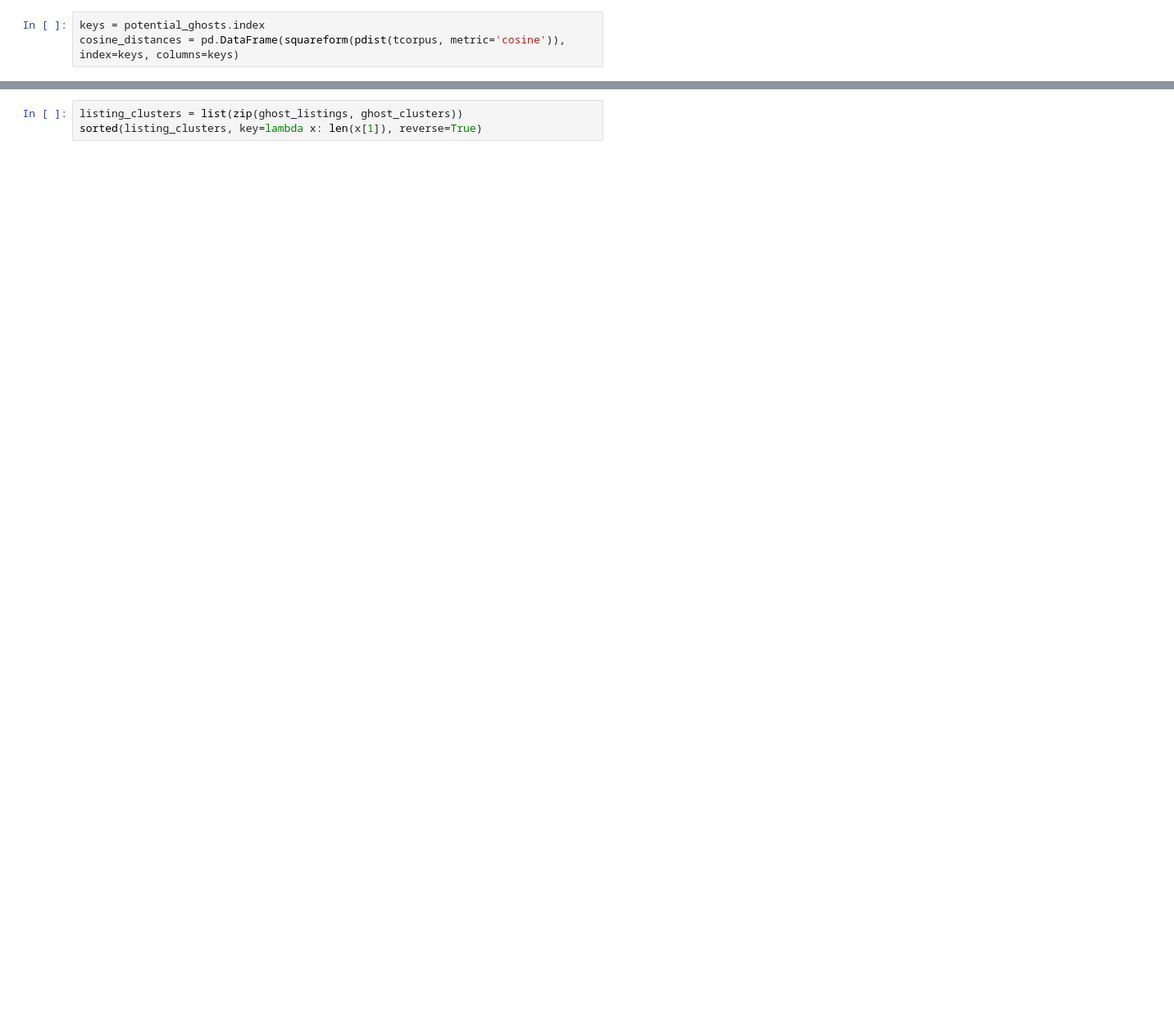
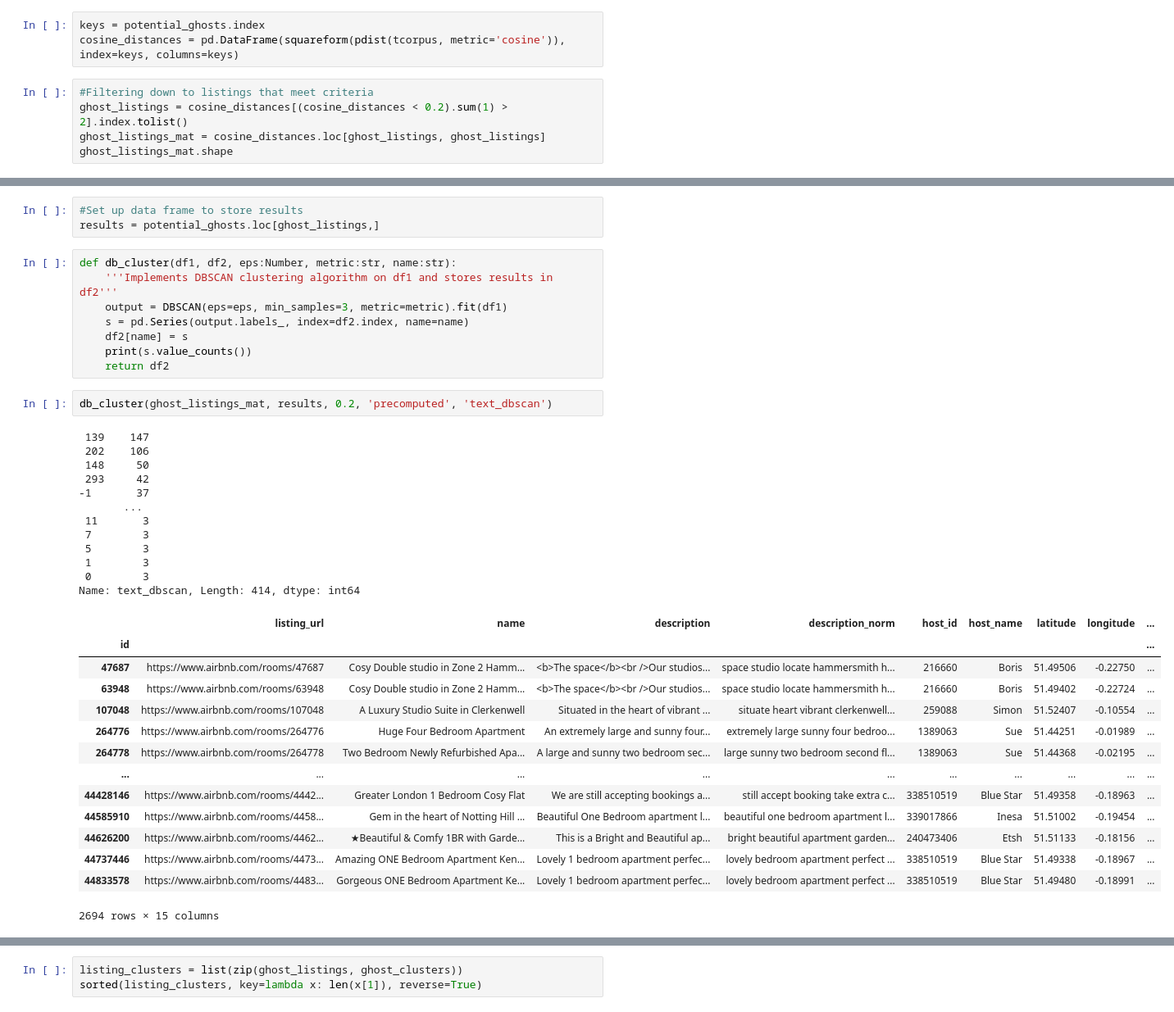
Before and after one commit to caranvr/i2p-assessment, a Jupyter notebook: ghost_hotels2.ipynb, the cells around one changed output, grey strips where cells are left out. Shown at 82% size. Saved outputs shown, nothing was run; the diff lists cells and outputs as text; blank space fills up the shorter version.

Commit message:
the dbscan results were so wild i didnt believe them

```diff
--- a/ghost_hotels2.ipynb
+++ b/ghost_hotels2.ipynb
@@ -77,3 +81,8 @@ tcorpus = vectorizer.fit_transform(corpus).toarray()
 # %%
 keys = potential_ghosts.index
 cosine_distances = pd.DataFrame(squareform(pdist(tcorpus, metric='cosine')), index=keys, columns=keys)
+# %%
+#Filtering down to listings that meet criteria
+ghost_listings = cosine_distances[(cosine_distances < 0.2).sum(1) > 2].index.tolist()
+ghost_listings_mat = cosine_distances.loc[ghost_listings, ghost_listings]
+ghost_listings_mat.shape
@@ -79,0 +93,40 @@ cosine_distances = pd.DataFrame(squareform(pdist(tcorpus, metric='cosine')), ind
+# %%
+#Set up data frame to store results
+results = potential_ghosts.loc[ghost_listings,]
+# %%
+def db_cluster(df1, df2, eps:Number, metric:str, name:str):
+    '''Implements DBSCAN clustering algorithm on df1 and stores results in df2'''
+    output = DBSCAN(eps=eps, min_samples=3, metric=metric).fit(df1)
+    s = pd.Series(output.labels_, index=df2.index, name=name)
+    df2[name] = s
+    print(s.value_counts())
+    return df2
+# %%
+db_cluster(ghost_listings_mat, results, 0.2, 'precomputed', 'text_dbscan')
+# %% [output]
+ 139    147
+ 202    106
+ 148     50
+ 293     42
+-1       37
+       ...
+ 11       3
+ 7        3
+ 5        3
+ 1        3
+ 0        3
+Name: text_dbscan, Length: 414, dtype: int64
+|  | listing_url | name | description | description_norm | host_id | host_name | latitude | longitude | ... |
+| id |  |  |  |  |  |  |  |  | ... |
+| 47687 | https://www.airbnb.com/rooms/47687 | Cosy Double studio in Zone 2 Hamm... | <b>The space</b><br />Our studios... | space studio locate hammersmith h... | 216660 | Boris | 51.49506 | -0.22750 | ... |
+| 63948 | https://www.airbnb.com/rooms/63948 | Cosy Double studio in Zone 2 Hamm... | <b>The space</b><br />Our studios... | space studio locate hammersmith h... | 216660 | Boris | 51.49402 | -0.22724 | ... |
+| 107048 | https://www.airbnb.com/rooms/107048 | A Luxury Studio Suite in Clerkenwell | Situated in the heart of vibrant ... | situate heart vibrant clerkenwell... | 259088 | Simon | 51.52407 | -0.10554 | ... |
+| 264776 | https://www.airbnb.com/rooms/264776 | Huge Four Bedroom Apartment | An extremely large and sunny four... | extremely large sunny four bedroo... | 1389063 | Sue | 51.44251 | -0.01989 | ... |
+| 264778 | https://www.airbnb.com/rooms/264778 | Two Bedroom Newly Refurbished Apa... | A large and sunny two bedroom sec... | large sunny two bedroom second fl... | 1389063 | Sue | 51.44368 | -0.02195 | ... |
+| ... | ... | ... | ... | ... | ... | ... | ... | ... | ... |
+| 44428146 | https://www.airbnb.com/rooms/4442... | Greater London 1 Bedroom Cosy Flat | We are still accepting bookings a... | still accept booking take extra c... | 338510519 | Blue Star | 51.49358 | -0.18963 | ... |
+| 44585910 | https://www.airbnb.com/rooms/4458... | Gem in the heart of Notting Hill ... | Beautiful One Bedroom apartment l... | beautiful one bedroom apartment l... | 339017866 | Inesa | 51.51002 | -0.19454 | ... |
+| 44626200 | https://www.airbnb.com/rooms/4462... | ★Beautiful & Comfy 1BR with Garde... | This is a Bright and Beautiful ap... | bright beautiful apartment garden... | 240473406 | Etsh | 51.51133 | -0.18156 | ... |
+| 44737446 | https://www.airbnb.com/rooms/4473... | Amazing ONE Bedroom Apartment Ken... | Lovely 1 bedroom apartment perfec... | lovely bedroom apartment perfect ... | 338510519 | Blue Star | 51.49338 | -0.18967 | ... |
+| 44833578 | https://www.airbnb.com/rooms/4483... | Gorgeous ONE Bedroom Apartment Ke... | Lovely 1 bedroom apartment perfec... | lovely bedroom apartment perfect ... | 338510519 | Blue Star | 51.49480 | -0.18991 | ... |
+2694 rows × 15 columns
```
Also changed, not shown: parts of 25 cells of this notebook.
